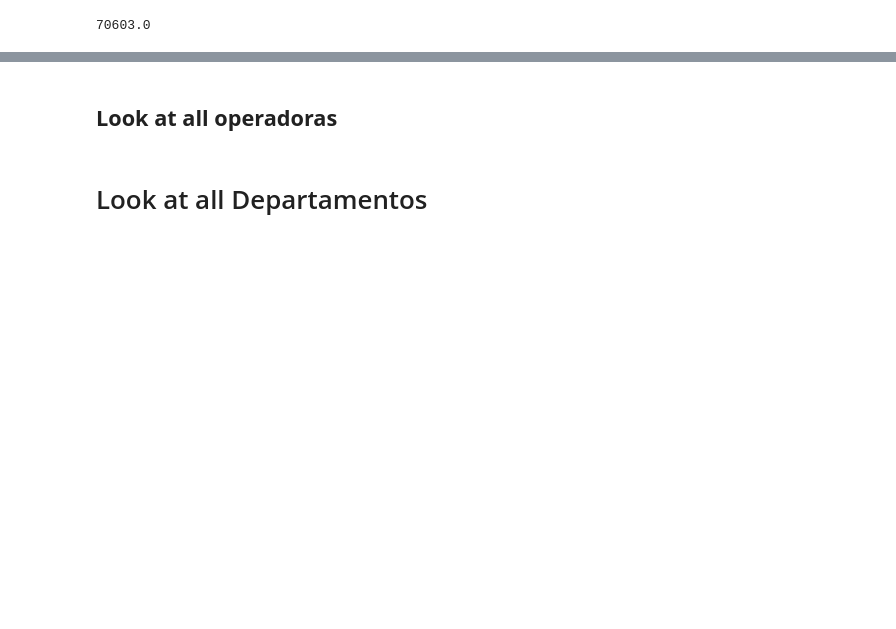
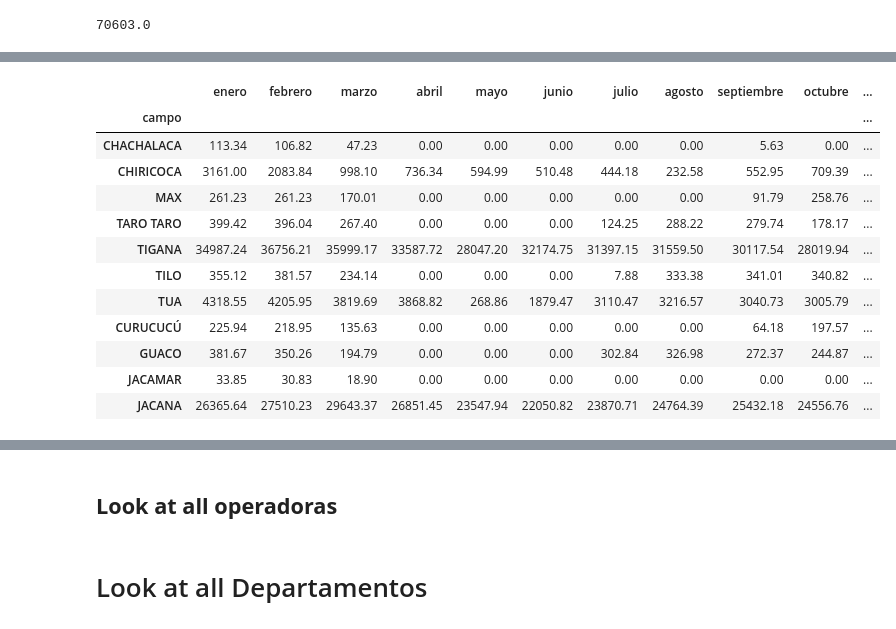
Before and after one commit to Iortega2021/02-geopark-pandas-dataframes, a Jupyter notebook: notebooks/02-geopark-pandas-empty.ipynb, the cells around one changed output, grey strips where cells are left out. Drawn from its saved outputs; the diff is of its cells as text; code cells hidden in the pictures; blank space fills up the shorter version.

```diff
--- a/notebooks/02-geopark-pandas-empty.ipynb
+++ b/notebooks/02-geopark-pandas-empty.ipynb
@@ -455,0 +470,18 @@ gpk_month_group["enero"].sum()
+# %%
+campo_month_df
+campo_month_df.set_index("campo", inplace=True)
+campo_month_df
+# %% [output]
+|  | enero | febrero | marzo | abril | mayo | junio | julio | agosto | septiembre | octubre | ... |
+| campo |  |  |  |  |  |  |  |  |  |  | ... |
+| CHACHALACA | 113.34 | 106.82 | 47.23 | 0.00 | 0.00 | 0.00 | 0.00 | 0.00 | 5.63 | 0.00 | ... |
+| CHIRICOCA | 3161.00 | 2083.84 | 998.10 | 736.34 | 594.99 | 510.48 | 444.18 | 232.58 | 552.95 | 709.39 | ... |
+| MAX | 261.23 | 261.23 | 170.01 | 0.00 | 0.00 | 0.00 | 0.00 | 0.00 | 91.79 | 258.76 | ... |
+| TARO TARO | 399.42 | 396.04 | 267.40 | 0.00 | 0.00 | 0.00 | 124.25 | 288.22 | 279.74 | 178.17 | ... |
+| TIGANA | 34987.24 | 36756.21 | 35999.17 | 33587.72 | 28047.20 | 32174.75 | 31397.15 | 31559.50 | 30117.54 | 28019.94 | ... |
+| TILO | 355.12 | 381.57 | 234.14 | 0.00 | 0.00 | 0.00 | 7.88 | 333.38 | 341.01 | 340.82 | ... |
+| TUA | 4318.55 | 4205.95 | 3819.69 | 3868.82 | 268.86 | 1879.47 | 3110.47 | 3216.57 | 3040.73 | 3005.79 | ... |
+| CURUCUCÚ | 225.94 | 218.95 | 135.63 | 0.00 | 0.00 | 0.00 | 0.00 | 0.00 | 64.18 | 197.57 | ... |
+| GUACO | 381.67 | 350.26 | 194.79 | 0.00 | 0.00 | 0.00 | 302.84 | 326.98 | 272.37 | 244.87 | ... |
+| JACAMAR | 33.85 | 30.83 | 18.90 | 0.00 | 0.00 | 0.00 | 0.00 | 0.00 | 0.00 | 0.00 | ... |
+| JACANA | 26365.64 | 27510.23 | 29643.37 | 26851.45 | 23547.94 | 22050.82 | 23870.71 | 24764.39 | 25432.18 | 24556.76 | ... |
```
Also changed, not shown: parts of 9 cells of this notebook.
